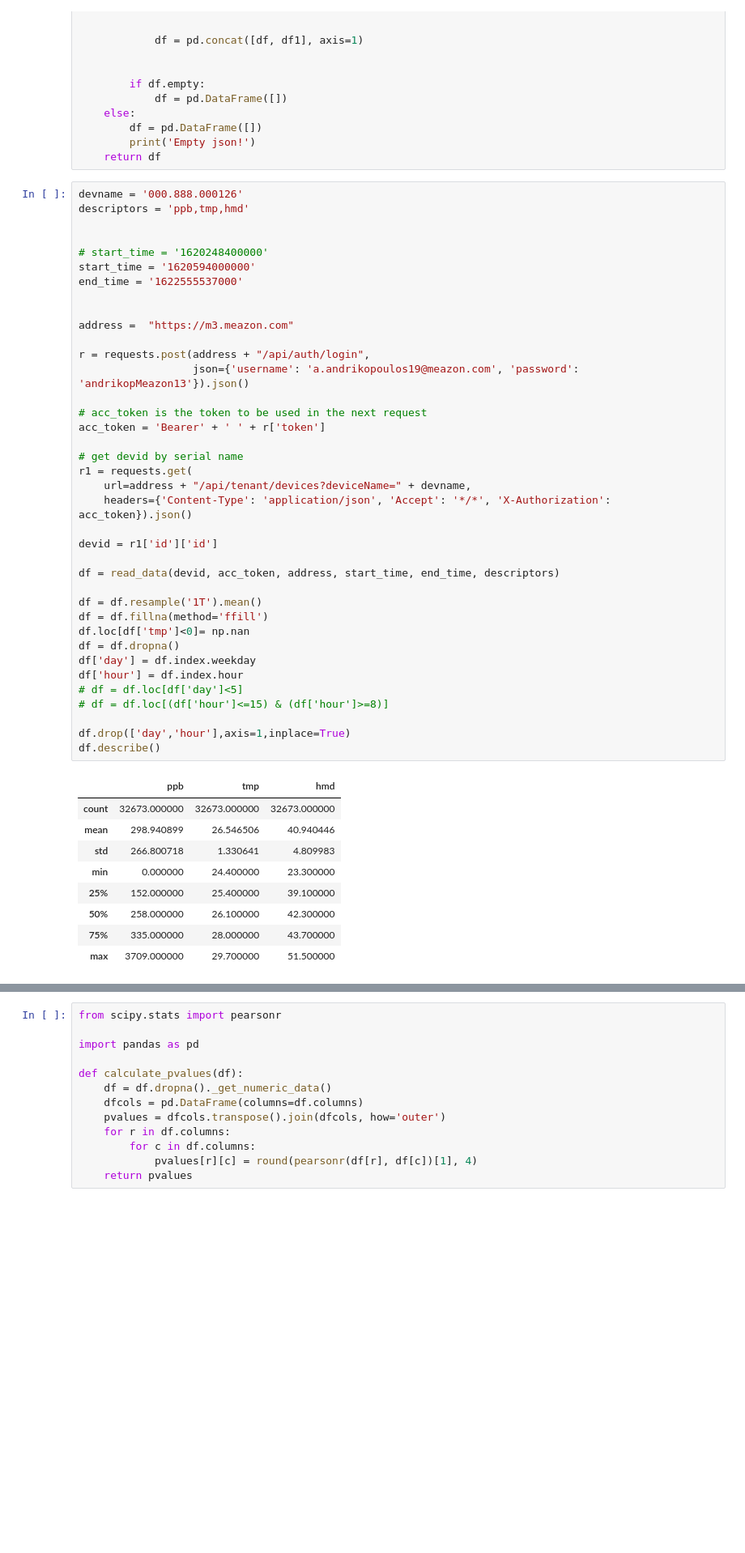
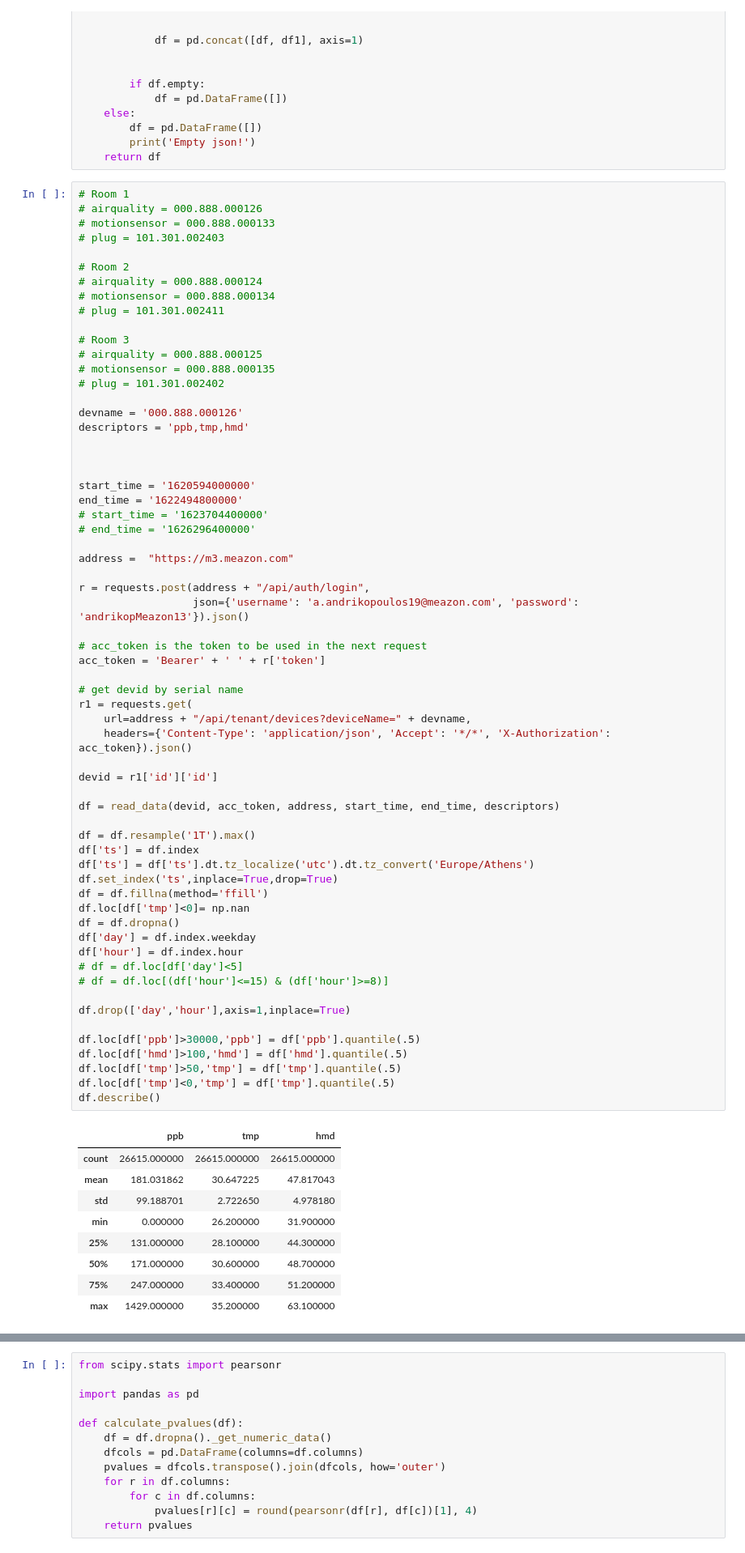
Before and after one commit to AimiliaPapagiannaki/thingsboard, a Jupyter notebook: m3/3o_dimotiko.ipynb, the cells around one changed output, grey strips where cells are left out. Shown at 81% size. Saved outputs shown, nothing was run; the diff lists cells and outputs as text; blank space fills up the shorter version.

```diff
--- a/m3/3o_dimotiko.ipynb
+++ b/m3/3o_dimotiko.ipynb
@@ -51,50 +54,74 @@ def read_data(devid, acc_token, address, start_time, end_time, descriptors):
         print('Empty json!')
     return df
 # %%
+# Room 1
+# airquality = 000.888.000126
+# motionsensor = 000.888.000133
+# plug = 101.301.002403
+
+# Room 2
+# airquality = 000.888.000124
+# motionsensor = 000.888.000134
+# plug = 101.301.002411
+
+# Room 3
+# airquality = 000.888.000125
+# motionsensor = 000.888.000135
+# plug = 101.301.002402
+
 devname = '000.888.000126'
 descriptors = 'ppb,tmp,hmd'
 
 
-# start_time = '1620248400000'
+
 start_time = '1620594000000'
-end_time = '1622555537000'
-
+end_time = '1622494800000'
+# start_time = '1623704400000'
+# end_time = '1626296400000'
 
 address =  "https://m3.meazon.com"
 
 r = requests.post(address + "/api/auth/login",
                   json={'username': 'a.andrikopoulos19@meazon.com', 'password': 'andrikopMeazon13'}).json()
 
 # acc_token is the token to be used in the next request
 acc_token = 'Bearer' + ' ' + r['token']
 
 # get devid by serial name
 r1 = requests.get(
     url=address + "/api/tenant/devices?deviceName=" + devname,
     headers={'Content-Type': 'application/json', 'Accept': '*/*', 'X-Authorization': acc_token}).json()
 
 devid = r1['id']['id']
 
 df = read_data(devid, acc_token, address, start_time, end_time, descriptors)
 
-df = df.resample('1T').mean()
+df = df.resample('1T').max()
+df['ts'] = df.index
+df['ts'] = df['ts'].dt.tz_localize('utc').dt.tz_convert('Europe/Athens')
+df.set_index('ts',inplace=True,drop=True)
 df = df.fillna(method='ffill')
 df.loc[df['tmp']<0]= np.nan
 df = df.dropna()
 df['day'] = df.index.weekday
 df['hour'] = df.index.hour
 # df = df.loc[df['day']<5]
 # df = df.loc[(df['hour']<=15) & (df['hour']>=8)]
 
 df.drop(['day','hour'],axis=1,inplace=True)
+
+df.loc[df['ppb']>30000,'ppb'] = df['ppb'].quantile(.5)
+df.loc[df['hmd']>100,'hmd'] = df['hmd'].quantile(.5)
+df.loc[df['tmp']>50,'tmp'] = df['tmp'].quantile(.5)
+df.loc[df['tmp']<0,'tmp'] = df['tmp'].quantile(.5)
 df.describe()
 # %% [output]
 |  | ppb | tmp | hmd |
-| count | 32673.000000 | 32673.000000 | 32673.000000 |
-| mean | 298.940899 | 26.546506 | 40.940446 |
-| std | 266.800718 | 1.330641 | 4.809983 |
-| min | 0.000000 | 24.400000 | 23.300000 |
-| 25% | 152.000000 | 25.400000 | 39.100000 |
-| 50% | 258.000000 | 26.100000 | 42.300000 |
-| 75% | 335.000000 | 28.000000 | 43.700000 |
-| max | 3709.000000 | 29.700000 | 51.500000 |
+| count | 26615.000000 | 26615.000000 | 26615.000000 |
+| mean | 181.031862 | 30.647225 | 47.817043 |
+| std | 99.188701 | 2.722650 | 4.978180 |
+| min | 0.000000 | 26.200000 | 31.900000 |
+| 25% | 131.000000 | 28.100000 | 44.300000 |
+| 50% | 171.000000 | 30.600000 | 48.700000 |
+| 75% | 247.000000 | 33.400000 | 51.200000 |
+| max | 1429.000000 | 35.200000 | 63.100000 |
```
Also changed, not shown: parts of 22 cells of this notebook.
